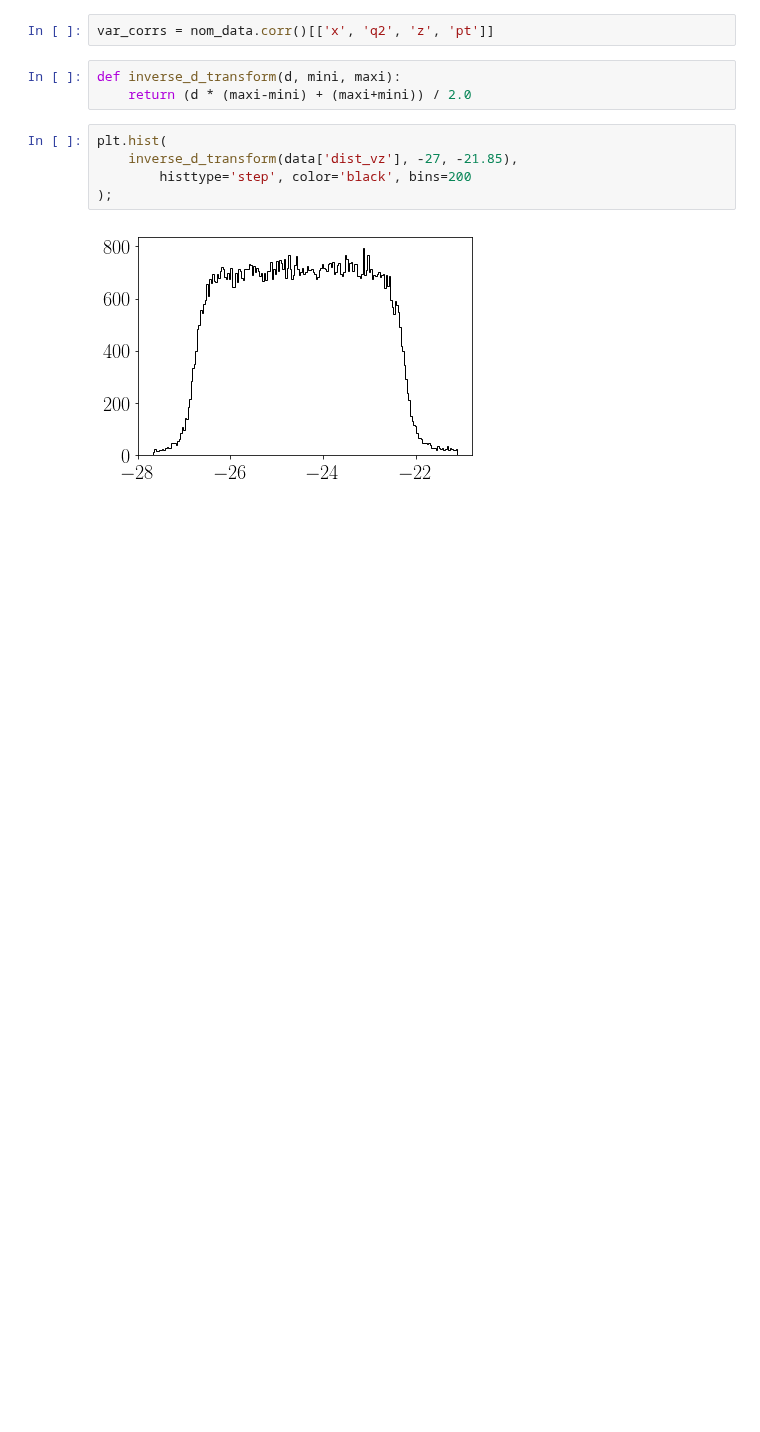
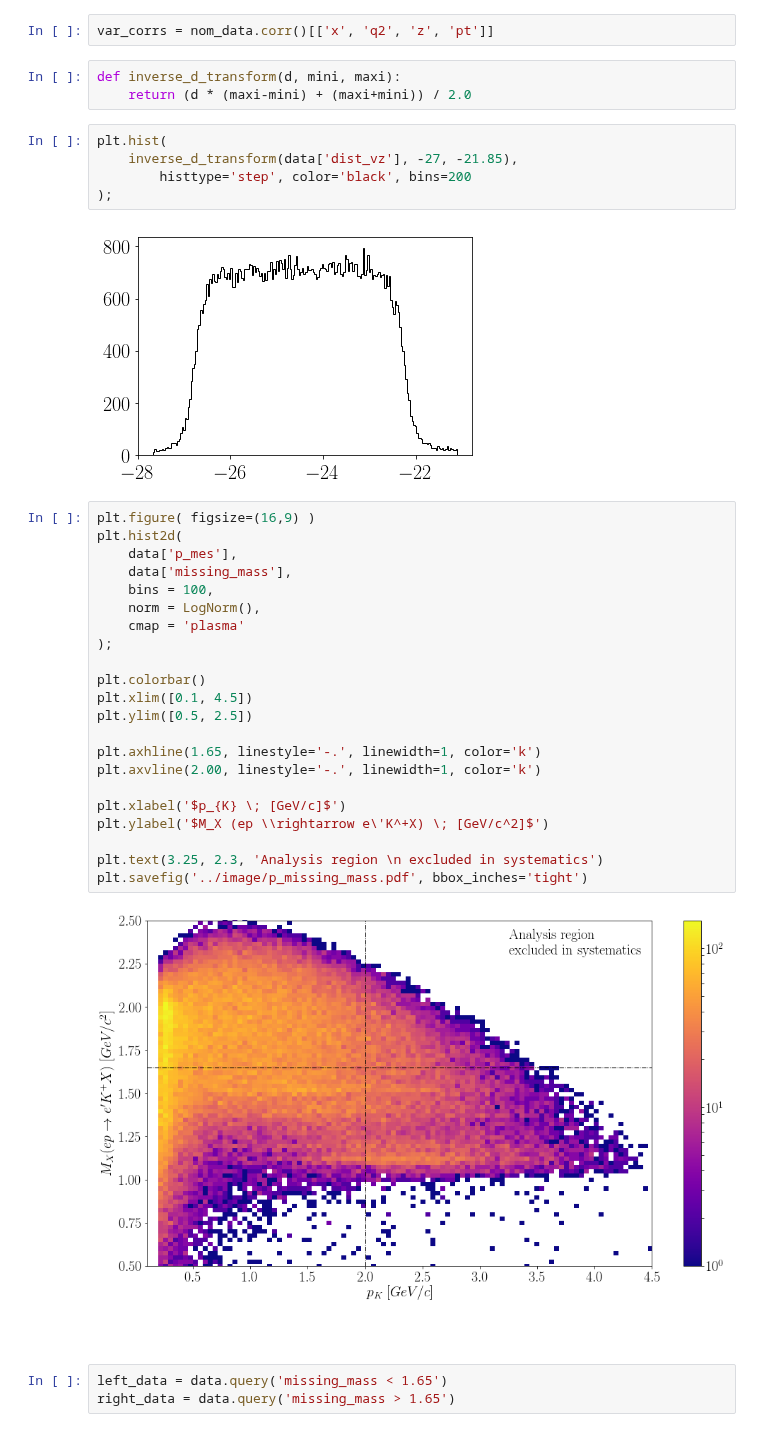
Before and after one commit to dmriser/python-analysis, a Jupyter notebook: kaon-bsa/notebooks/1.0-plot-kinematics.ipynb, the cells around one changed output. Saved outputs shown, nothing was run; the diff lists cells and outputs as text; blank space fills up the shorter version.

```diff
--- a/kaon-bsa/notebooks/1.0-plot-kinematics.ipynb
+++ b/kaon-bsa/notebooks/1.0-plot-kinematics.ipynb
@@ -212,3 +212,30 @@ plt.hist(
 );
 # %% [output]
 [figure]
+# %%
+plt.figure( figsize=(16,9) )
+plt.hist2d(
+    data['p_mes'],
+    data['missing_mass'],
+    bins = 100,
+    norm = LogNorm(),
+    cmap = 'plasma'
+);
+
+plt.colorbar()
+plt.xlim([0.1, 4.5])
+plt.ylim([0.5, 2.5])
+
+plt.axhline(1.65, linestyle='-.', linewidth=1, color='k')
+plt.axvline(2.00, linestyle='-.', linewidth=1, color='k')
+
+plt.xlabel('$p_{K} \; [GeV/c]$')
+plt.ylabel('$M_X (ep \\rightarrow e\'K^+X) \; [GeV/c^2]$')
+
+plt.text(3.25, 2.3, 'Analysis region \n excluded in systematics')
+plt.savefig('../image/p_missing_mass.pdf', bbox_inches='tight')
+# %% [output]
+[figure, added]
+# %%
+left_data = data.query('missing_mass < 1.65')
+right_data = data.query('missing_mass > 1.65')
```
Also changed, not shown: parts of 9 cells of this notebook, 33 other files.
